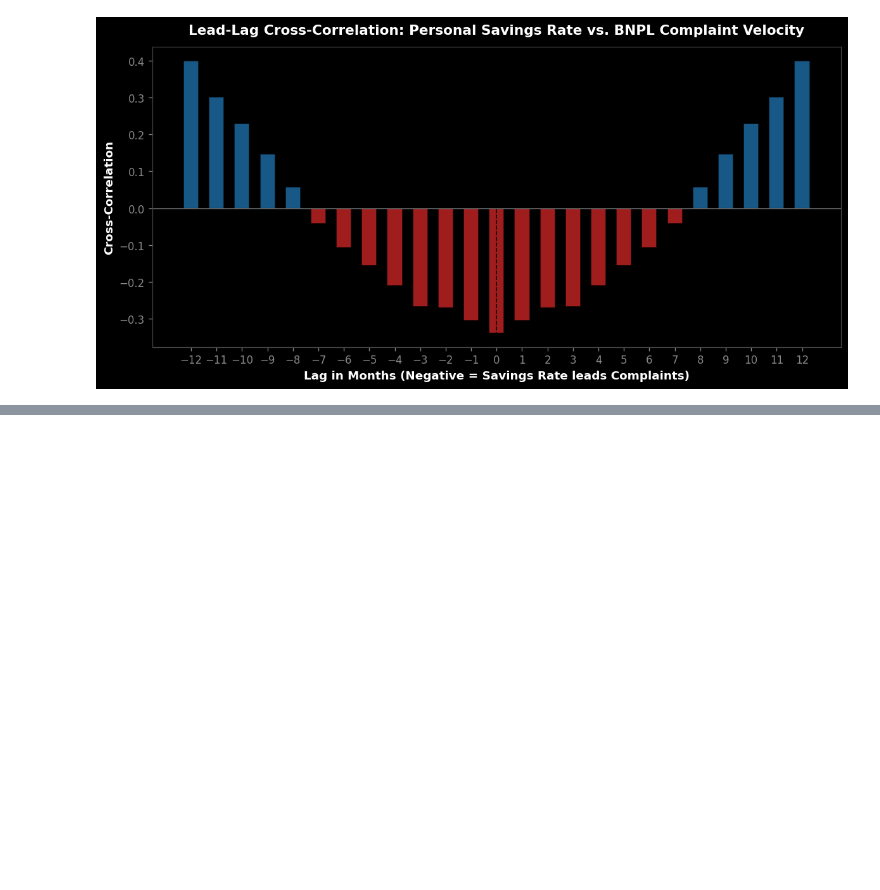
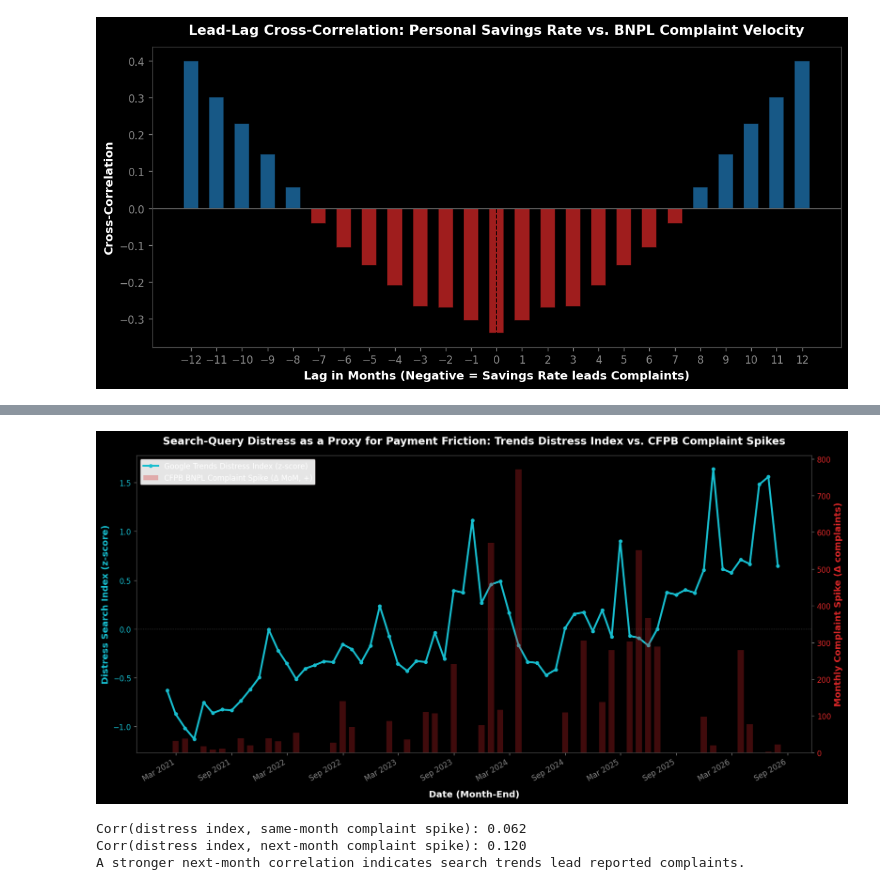
Before and after one commit to agrawpaa/shadow-debt-abs, a Jupyter notebook: notebooks/01_macro_eda.ipynb, the cells around one changed output, grey strips where cells are left out. Drawn from its saved outputs; the diff is of its cells as text; code cells hidden in the pictures; blank space fills up the shorter version.

```diff
--- a/notebooks/01_macro_eda.ipynb
+++ b/notebooks/01_macro_eda.ipynb
@@ -257,0 +280,52 @@ plt.show()
+# %%
+# Trends distress index vs. CFPB complaint spikes.
+# A 'spike' = positive month-over-month change in BNPL complaints (new friction entering the system).
+vis_df = df.dropna(subset=['distress_search_index', 'cfpb_bnpl_complaints']).copy()
+vis_df['complaint_spike'] = vis_df['cfpb_bnpl_complaints'].diff().clip(lower=0)
+
+fig, ax1 = plt.subplots(figsize=(14, 7))
+
+# Complaint spikes as bars (right axis)
+color_spike = '#d62728'
+ax2 = ax1.twinx()
+bars = ax2.bar(vis_df['date'], vis_df['complaint_spike'], width=20, alpha=0.30,
+               color=color_spike, label='CFPB BNPL Complaint Spike (\u0394 MoM, +)')
+ax2.set_ylabel('Monthly Complaint Spike (\u0394 complaints)', color=color_spike, fontsize=12, fontweight='bold')
+ax2.tick_params(axis='y', labelcolor=color_spike, labelsize=10)
+ax2.grid(False)
+
+# Distress search index as a line (left axis)
+color_idx = '#17becf'
+line = ax1.plot(vis_df['date'], vis_df['distress_search_index'], color=color_idx, linewidth=2.5,
+                marker='o', markersize=4, label='Google Trends Distress Index (z-score)')
+ax1.set_ylabel('Distress Search Index (z-score)', color=color_idx, fontsize=12, fontweight='bold')
+ax1.tick_params(axis='y', labelcolor=color_idx, labelsize=10)
+ax1.set_xlabel('Date (Month-End)', fontsize=12, fontweight='bold', labelpad=10)
+ax1.axhline(0, color='#888888', linewidth=0.8, linestyle=':')
+
+# Lead-lag diagnostic: correlation of the distress index with NEXT month's complaint spike.
+lead_corr = vis_df['distress_search_index'].corr(vis_df['complaint_spike'].shift(-1))
+same_corr = vis_df['distress_search_index'].corr(vis_df['complaint_spike'])
+
+ax1.xaxis.set_major_locator(mdates.MonthLocator(interval=6))
+ax1.xaxis.set_major_formatter(mdates.DateFormatter('%b %Y'))
+plt.setp(ax1.xaxis.get_majorticklabels(), rotation=30, ha='right')
+
+lines = line + [bars]
+labels = [l.get_label() for l in lines]
+ax1.legend(lines, labels, loc='upper left', frameon=True, framealpha=0.9,
+           facecolor='white', edgecolor='#272222', fontsize=10)  # type: ignore
+
+plt.title('Search-Query Distress as a Proxy for Payment Friction: '
+          'Trends Distress Index vs. CFPB Complaint Spikes', fontsize=14, fontweight='bold', pad=15)
+fig.tight_layout()
+plt.show()
+
+print(f'Corr(distress index, same-month complaint spike): {same_corr:.3f}')
+print(f'Corr(distress index, next-month complaint spike): {lead_corr:.3f}')
+print('A stronger next-month correlation indicates search trends lead reported complaints.')
+# %% [output]
+[figure, added]
+Corr(distress index, same-month complaint spike): 0.062
+Corr(distress index, next-month complaint spike): 0.120
+A stronger next-month correlation indicates search trends lead reported complaints.
```
Also changed, not shown: parts of 4 cells of this notebook, 2 other files.
